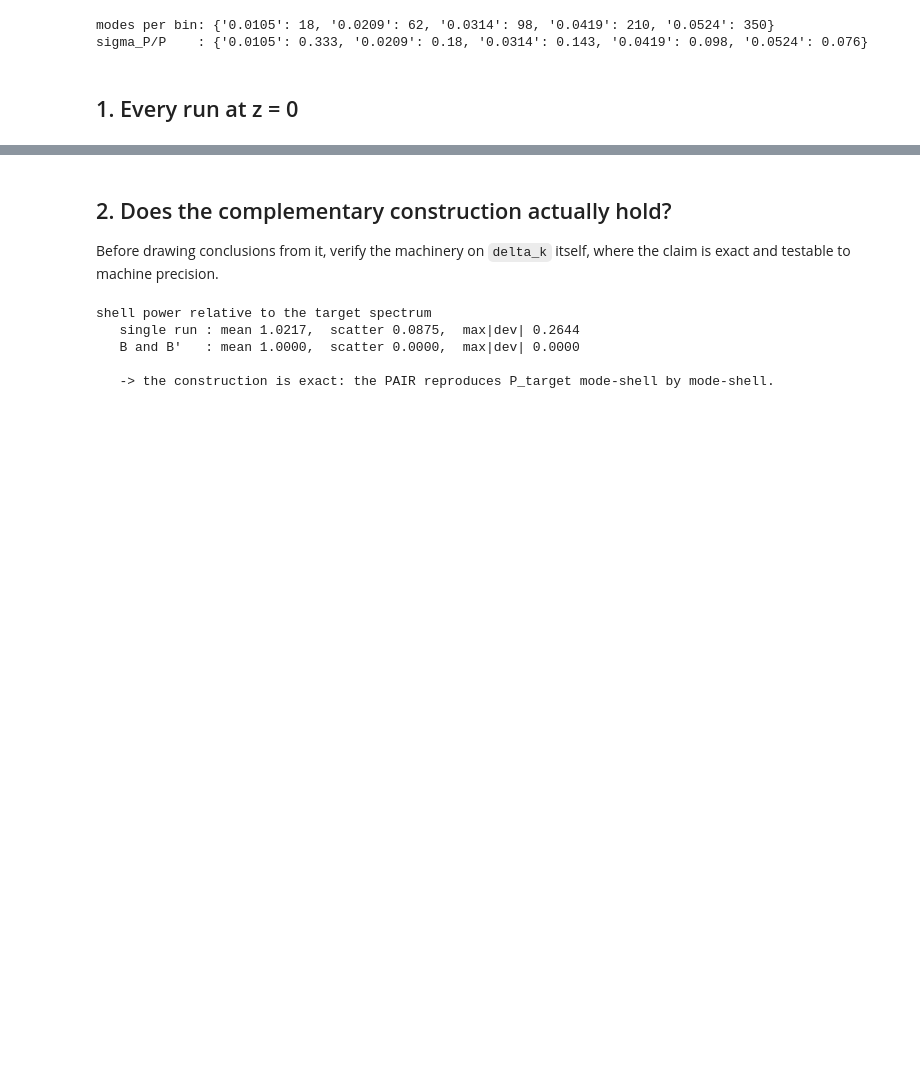
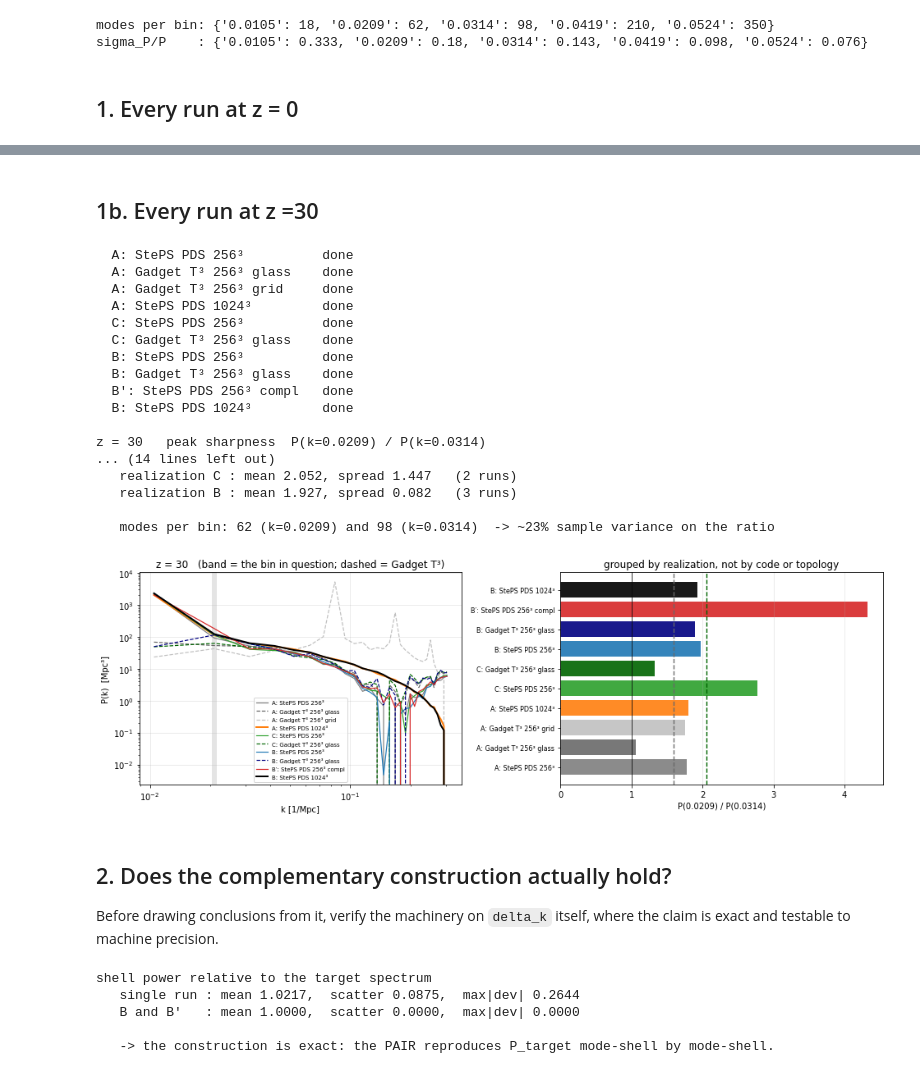
Before and after one commit to eltevo/StePS, a Jupyter notebook: tools/Visualization/PDS_glass_variance_study.ipynb, the cells around one changed output, grey strips where cells are left out. Drawn from its saved outputs; the diff is of its cells as text; code cells hidden in the pictures; blank space fills up the shorter version.

```diff
--- a/tools/Visualization/PDS_glass_variance_study.ipynb
+++ b/tools/Visualization/PDS_glass_variance_study.ipynb
@@ -167,3 +180,71 @@ z = 0   peak sharpness  P(k=0.0209) / P(k=0.0314)
+# %% [markdown]
+## 1b. Every run at z =30
+# %%
+# z = 30 spectra of every run, grouped by realization
+D = {}
+for lab, r in RUNS.items():
+    k, P = pk(cube(r, 30)); D[lab] = (k, P)
+    print(f'  {lab:26s} done', flush=True)
+k = D['B: StePS PDS 1024³'][0]
+
+print(f'\nz = 30   peak sharpness  P(k=0.0209) / P(k=0.0314)')
+print(f"{'run':>26}{'realization':>13}{'ratio':>9}")
+sharp = {}
+for lab, r in RUNS.items():
+    sharp[lab] = D[lab][1][1]/D[lab][1][2]
+    print(f'{lab:>26}{r["real"]:>13}{sharp[lab]:>9.3f}')
+pmv, cpv = D['B: StePS PDS 256³'][1], D["B′: StePS PDS 256³ compl"][1]
+print(f'{"mean of B and B′":>26}{"B,B′":>13}{(pmv[1]+cpv[1])/(pmv[2]+cpv[2]):>9.3f}')
+
+byr = {}
+for lab, r in RUNS.items():
+    byr.setdefault(r['real'], []).append(sharp[lab])
+print()
+for r in ('A', 'C', 'B'):
+    v = byr[r]
+    print(f'   realization {r:2s}: mean {sum(v)/len(v):.3f}, spread {max(v)-min(v):.3f}   ({len(v)} runs)')
+print(f'\n   modes per bin: {NMODE[2]} (k=0.0209) and {NMODE[3]} (k=0.0314)'
+      f'  -> ~{100*np.sqrt(2/NMODE[2]+2/NMODE[3]):.0f}% sample variance on the ratio')
+
+fig, (a1, a2) = plt.subplots(1, 2, figsize=(13.5, 4.6))
+for lab, r in RUNS.items():
+    kk, PP = D[lab]
+    a1.loglog(kk, PP, color=r['c'], lw=2.0 if '1024' in lab else 1.2,
+              ls='-' if r['kind'] == 'pds' else '--', label=lab)
+a1.axvline(0.0209, color='0.7', lw=6, alpha=.35, zorder=0)
+a1.set_xlabel('k [1/Mpc]'); a1.set_ylabel('P(k)  [Mpc³]')
+a1.set_title('z = 30   (band = the bin in question; dashed = Gadget T³)')
+a1.grid(alpha=.3); a1.legend(fontsize=7)
+names = list(RUNS)
+a2.barh(range(len(names)), [sharp[l] for l in names],
+        color=[RUNS[l]['c'] for l in names], alpha=.9)
+for r, cc in (('A','dimgray'), ('C','darkgreen')):
+    a2.axvline(sum(byr[r])/len(byr[r]), color=cc, ls='--', lw=1.4)
+a2.axvline(1.0, color='k', lw=.8)
+a2.set_yticks(range(len(names))); a2.set_yticklabels(names, fontsize=8)
+a2.set_xlabel('P(0.0209) / P(0.0314)')
+a2.set_title('grouped by realization, not by code or topology')
+a2.grid(alpha=.3, axis='x')
+plt.tight_layout(); plt.show()
+# %% [output]
+  A: StePS PDS 256³          done
+  A: Gadget T³ 256³ glass    done
+  A: Gadget T³ 256³ grid     done
+  A: StePS PDS 1024³         done
+  C: StePS PDS 256³          done
+  C: Gadget T³ 256³ glass    done
+  B: StePS PDS 256³          done
+  B: Gadget T³ 256³ glass    done
+  B′: StePS PDS 256³ compl   done
+  B: StePS PDS 1024³         done
+
+z = 30   peak sharpness  P(k=0.0209) / P(k=0.0314)
+... (14 lines left out)
+   realization C : mean 2.052, spread 1.447   (2 runs)
+   realization B : mean 1.927, spread 0.082   (3 runs)
+
+   modes per bin: 62 (k=0.0209) and 98 (k=0.0314)  -> ~23% sample variance on the ratio
+[figure, added]
 # %% [markdown]
 ## 2. Does the complementary construction actually hold?
 
```
Also changed, not shown: parts of 8 cells of this notebook, 5 other files.
